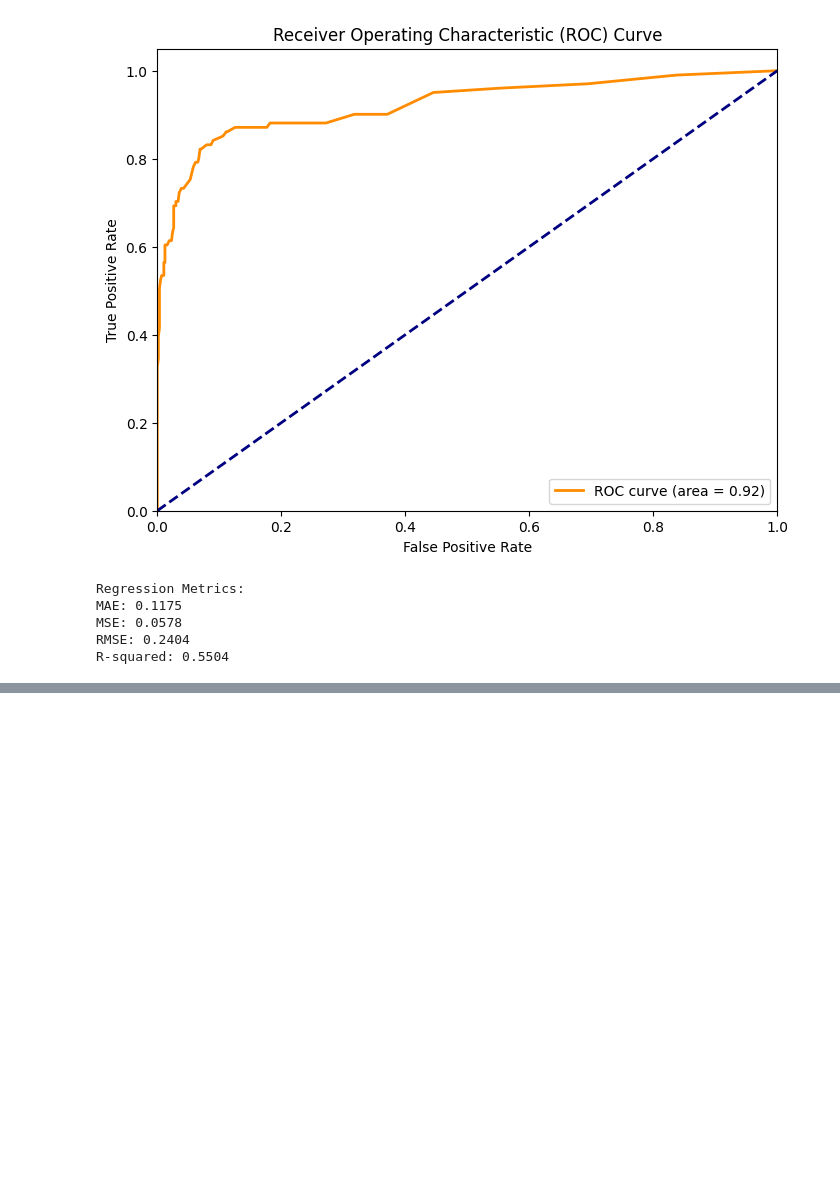
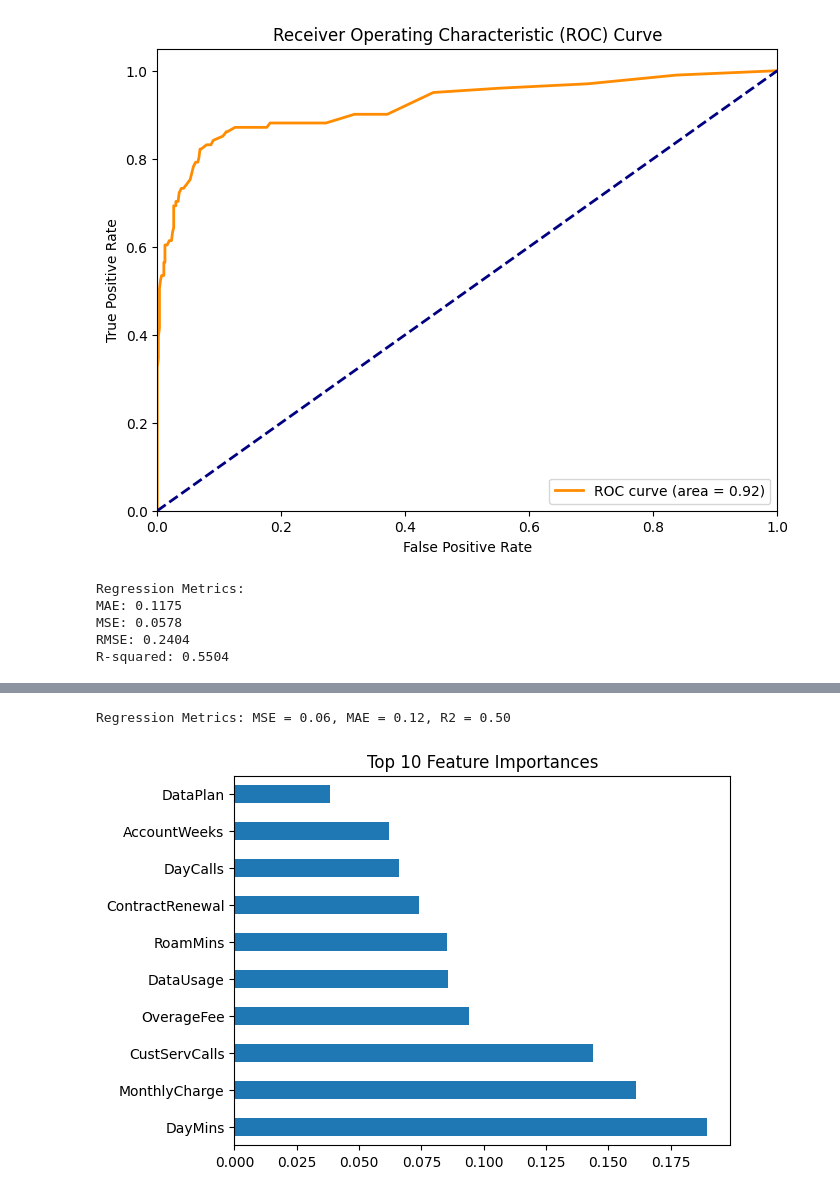
Before and after one commit to Mayank-Patel-9/Machine-Learning, a Jupyter notebook: Evaluation_Metrics.ipynb, the cells around one changed output, grey strips where cells are left out. Cells and saved outputs as stored; diff of their text form; code cells hidden in the pictures; blank space fills up the shorter version.

```diff
--- a/Evaluation_Metrics.ipynb
+++ b/Evaluation_Metrics.ipynb
@@ -104,0 +179,18 @@ R-squared: 0.5504
+# %%
+# Train Random Forest Regressor for Churn Probabilities
+rf_reg = RandomForestRegressor()
+rf_reg.fit(X_train_scaled, y_train)
+y_pred = rf_reg.predict(X_test_scaled)
+
+# Evaluate regression
+mse, mae, r2 = mean_squared_error(y_test, y_pred), mean_absolute_error(y_test, y_pred), r2_score(y_test, y_pred)
+print(f"Regression Metrics: MSE = {mse:.2f}, MAE = {mae:.2f}, R2 = {r2:.2f}")
+
+# Feature Importances for Random Forest Classifier
+feature_importances = pd.Series(rf_clf.feature_importances_, index=X.columns).nlargest(10)
+feature_importances.plot(kind="barh")
+plt.title("Top 10 Feature Importances")
+plt.show()
+# %% [output]
+Regression Metrics: MSE = 0.06, MAE = 0.12, R2 = 0.50
+[figure, added]
```
Also changed, not shown: parts of 5 cells of this notebook.
